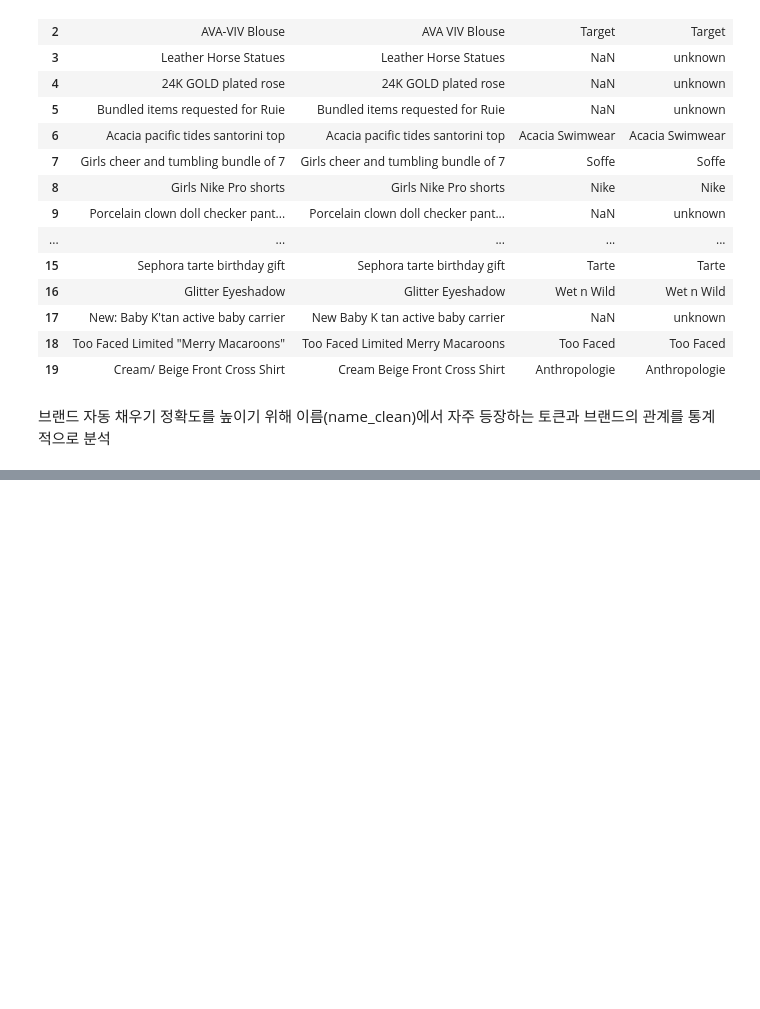
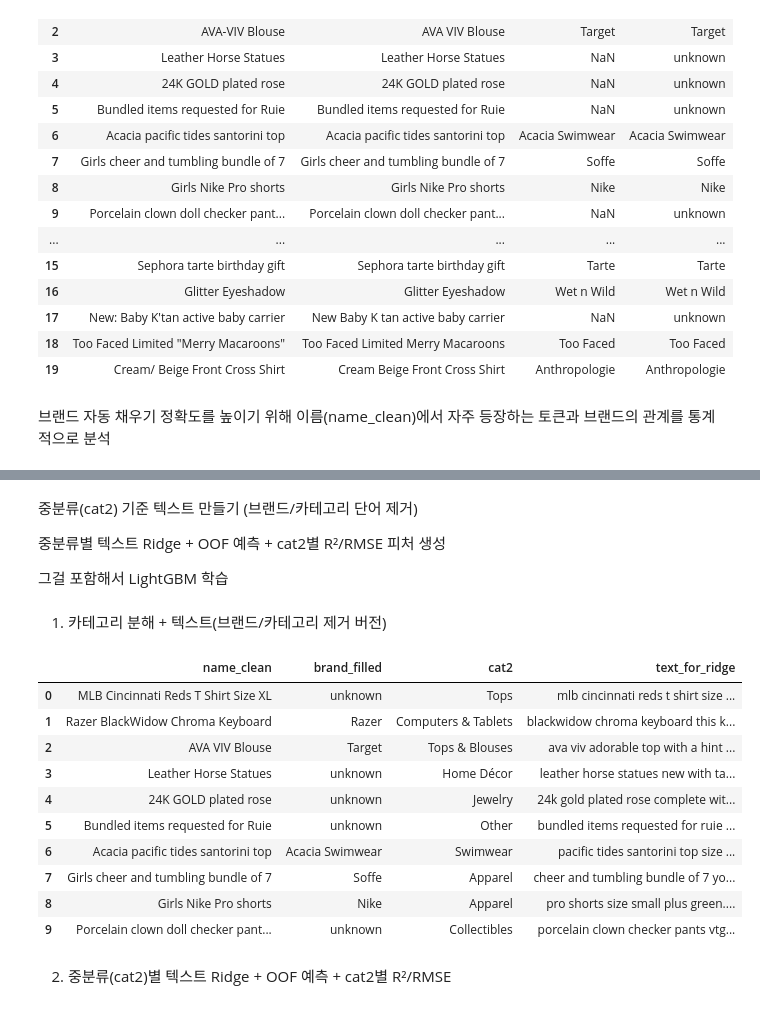
Before and after one commit to ary3120-droid/myproject, a Jupyter notebook: MERK.ipynb, the cells around one changed output, grey strips where cells are left out. Cells and saved outputs as stored; diff of their text form; code cells hidden in the pictures; blank space fills up the shorter version.

```diff
--- a/MERK.ipynb
+++ b/MERK.ipynb
@@ -319,0 +350,76 @@ tok1_map, tok2_map, tok1_df, tok2_df = build_token_brand_map_with_stats(
+# %% [markdown]
+중분류(cat2) 기준 텍스트 만들기 (브랜드/카테고리 단어 제거)
+
+중분류별 텍스트 Ridge + OOF 예측 + cat2별 R²/RMSE 피처 생성
+
+그걸 포함해서 LightGBM 학습
+# %% [markdown]
+1. 카테고리 분해 + 텍스트(브랜드/카테고리 제거 버전)
+# %%
+import numpy as np
+import pandas as pd
+
+def split_category(mercari_df):
+    mercari_df["category_name"] = mercari_df["category_name"].fillna("unknown")
+
+    def _split(x):
+        parts = str(x).split("/")
+        if len(parts) == 1:
+            return [parts[0], "unknown", "unknown"]
+        elif len(parts) == 2:
+            return [parts[0], parts[1], "unknown"]
+        else:
+            return parts[:3]
+
+    mercari_df[["cat1", "cat2", "cat3"]] = pd.DataFrame(
+        mercari_df["category_name"].apply(_split).tolist(),
+        index=mercari_df.index
+    )
+    return mercari_df
+
+mercari_df = split_category(mercari_df)
+
+mercari_df["name_len"] = mercari_df["name"].fillna("").str.len()
+mercari_df["desc_len"] = mercari_df["item_description"].fillna("").str.len()
+
+
+def build_text_without_brand_cat(row):
+    # 전체 텍스트 (name_clean + description) 소문자
+    name_txt = str(row["name_clean"]) if pd.notna(row["name_clean"]) else ""
+    desc_txt = str(row["item_description"]) if pd.notna(row["item_description"]) else ""
+    text = (name_txt + " " + desc_txt).lower()
+    tokens = text.split()
+
+    # 제거할 단어들: 브랜드 + cat1/2/3
+    ban = set()
+
+    # 브랜드
+    if "brand_filled" in row and isinstance(row["brand_filled"], str):
+        ban |= set(row["brand_filled"].lower().split())
+
+    # 카테고리 단어
+    for col in ["cat1", "cat2", "cat3"]:
+        if isinstance(row[col], str):
+            ban |= set(str(row[col]).lower().split())
+
+    # ban에 없는 토큰만 유지
+    filtered = [t for t in tokens if t not in ban]
+    return " ".join(filtered)
+
+mercari_df["text_for_ridge"] = mercari_df.apply(build_text_without_brand_cat, axis=1)
+
+mercari_df[["name_clean", "brand_filled", "cat2", "text_for_ridge"]].head(10)
+# %% [output]
+|  | name_clean | brand_filled | cat2 | text_for_ridge |
+| 0 | MLB Cincinnati Reds T Shirt Size XL | unknown | Tops | mlb cincinnati reds t shirt size ... |
+| 1 | Razer BlackWidow Chroma Keyboard | Razer | Computers & Tablets | blackwidow chroma keyboard this k... |
+| 2 | AVA VIV Blouse | Target | Tops & Blouses | ava viv adorable top with a hint ... |
+| 3 | Leather Horse Statues | unknown | Home Décor | leather horse statues new with ta... |
+| 4 | 24K GOLD plated rose | unknown | Jewelry | 24k gold plated rose complete wit... |
+| 5 | Bundled items requested for Ruie | unknown | Other | bundled items requested for ruie ... |
+| 6 | Acacia pacific tides santorini top | Acacia Swimwear | Swimwear | pacific tides santorini top size ... |
+| 7 | Girls cheer and tumbling bundle of 7 | Soffe | Apparel | cheer and tumbling bundle of 7 yo... |
+| 8 | Girls Nike Pro shorts | Nike | Apparel | pro shorts size small plus green.... |
+| 9 | Porcelain clown doll checker pant... | unknown | Collectibles | porcelain clown checker pants vtg... |
+# %% [markdown]
+2. 중분류(cat2)별 텍스트 Ridge + OOF 예측 + cat2별 R²/RMSE
```
Also changed, not shown: parts of 7 cells of this notebook.
